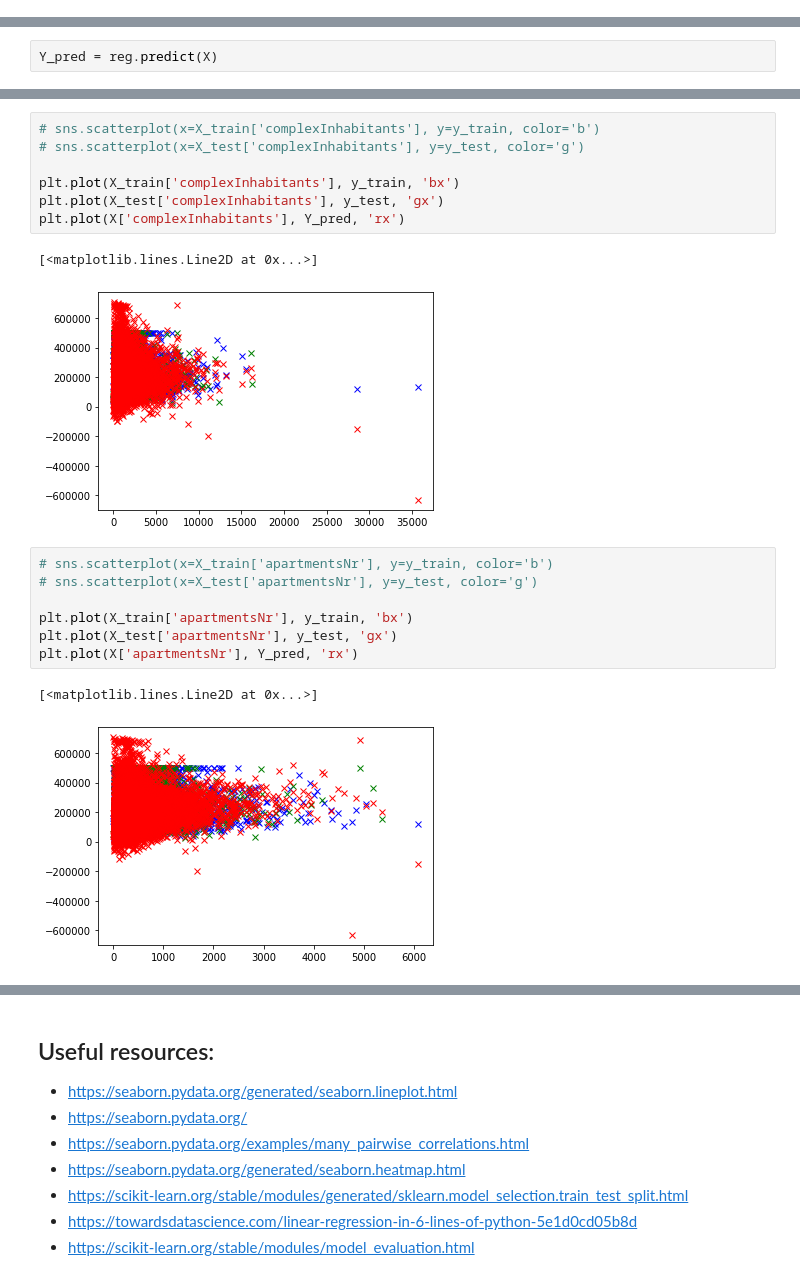
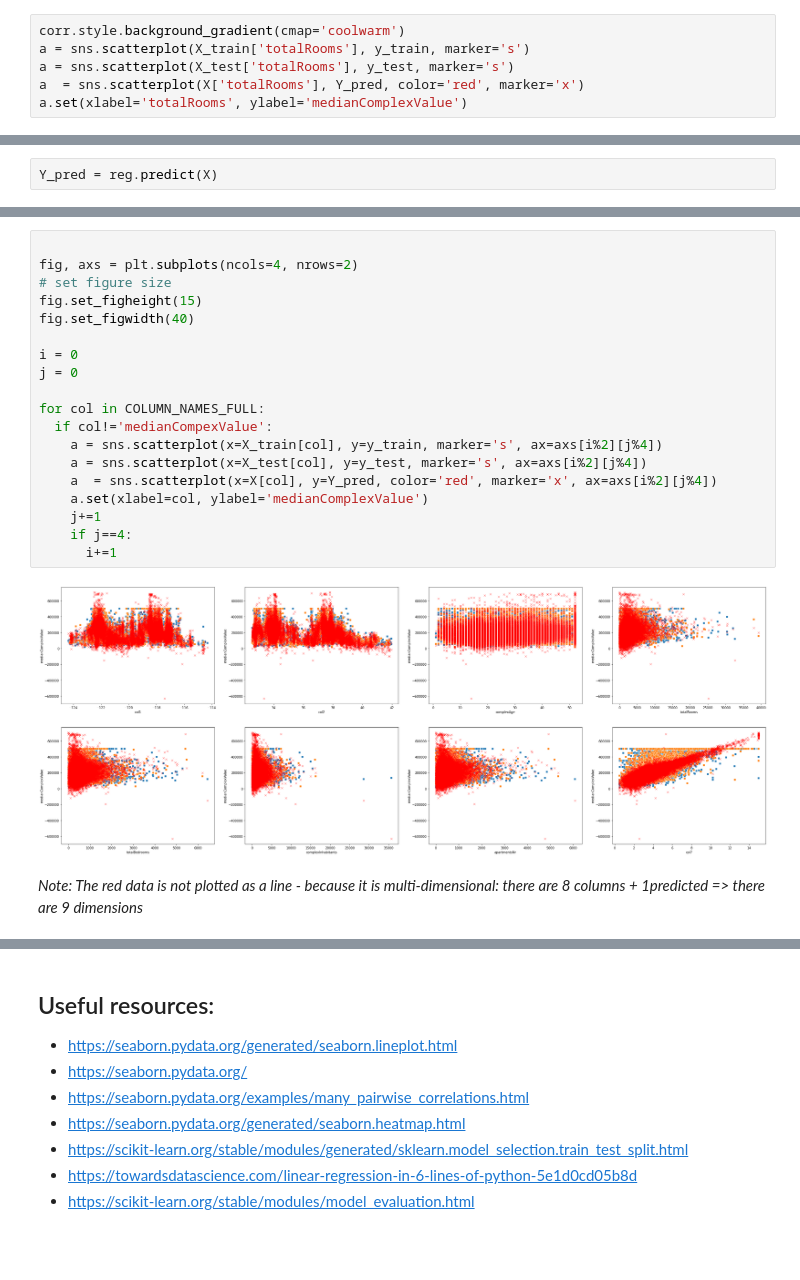
Before and after one commit to mdiannna/Labs_UTM_AI, a Jupyter notebook: Lab3/LinearRegressionLab3AI.ipynb, the cells around one changed output, grey strips where cells are left out. Drawn from its saved outputs; the diff is of its cells as text; blank space fills up the shorter version.

```diff
--- a/Lab3/LinearRegressionLab3AI.ipynb
+++ b/Lab3/LinearRegressionLab3AI.ipynb
@@ -131,0 +95,6 @@ plt.show()
+# %%
+corr.style.background_gradient(cmap='coolwarm')
+a = sns.scatterplot(X_train['totalRooms'], y_train, marker='s')
+a = sns.scatterplot(X_test['totalRooms'], y_test, marker='s')
+a  = sns.scatterplot(X['totalRooms'], Y_pred, color='red', marker='x')
+a.set(xlabel='totalRooms', ylabel='medianComplexValue')
@@ -369,20 +298,23 @@ plt.plot(X['totalBedrooms'], Y_pred, 'rx')
-# %%
-# sns.scatterplot(x=X_train['complexInhabitants'], y=y_train, color='b')
-# sns.scatterplot(x=X_test['complexInhabitants'], y=y_test, color='g')
-
-plt.plot(X_train['complexInhabitants'], y_train, 'bx')
-plt.plot(X_test['complexInhabitants'], y_test, 'gx')
-plt.plot(X['complexInhabitants'], Y_pred, 'rx')
-# %% [output]
-[<matplotlib.lines.Line2D at 0x...>]
-[figure, removed]
-# %%
-# sns.scatterplot(x=X_train['apartmentsNr'], y=y_train, color='b')
-# sns.scatterplot(x=X_test['apartmentsNr'], y=y_test, color='g')
-
-plt.plot(X_train['apartmentsNr'], y_train, 'bx')
-plt.plot(X_test['apartmentsNr'], y_test, 'gx')
-plt.plot(X['apartmentsNr'], Y_pred, 'rx')
-# %% [output]
-[<matplotlib.lines.Line2D at 0x...>]
-[figure, removed]
+# %%
+
+fig, axs = plt.subplots(ncols=4, nrows=2)
+# set figure size
+fig.set_figheight(15)
+fig.set_figwidth(40)
+
+i = 0
+j = 0
+
+for col in COLUMN_NAMES_FULL:
+  if col!='medianCompexValue':
+    a = sns.scatterplot(x=X_train[col], y=y_train, marker='s', ax=axs[i%2][j%4])
+    a = sns.scatterplot(x=X_test[col], y=y_test, marker='s', ax=axs[i%2][j%4])
+    a  = sns.scatterplot(x=X[col], y=Y_pred, color='red', marker='x', ax=axs[i%2][j%4])
+    a.set(xlabel=col, ylabel='medianComplexValue')
+    j+=1
+    if j==4:
+      i+=1
+# %% [output]
+[figure, added]
+# %% [markdown]
+*Note: The red data is not plotted as a line - because it is multi-dimensional: there are 8 columns + 1predicted => there are 9 dimensions*
```
Also changed, not shown: parts of 28 cells of this notebook.
